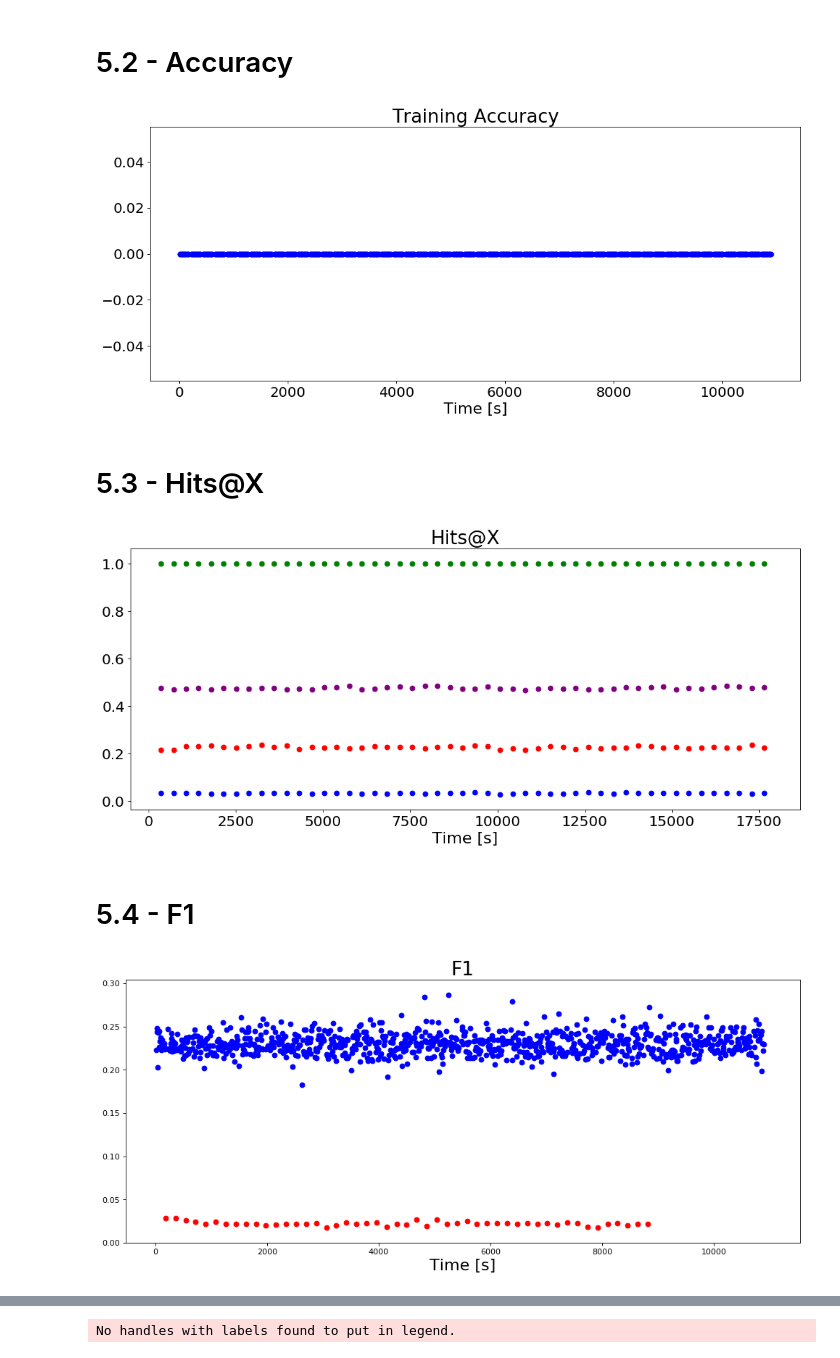
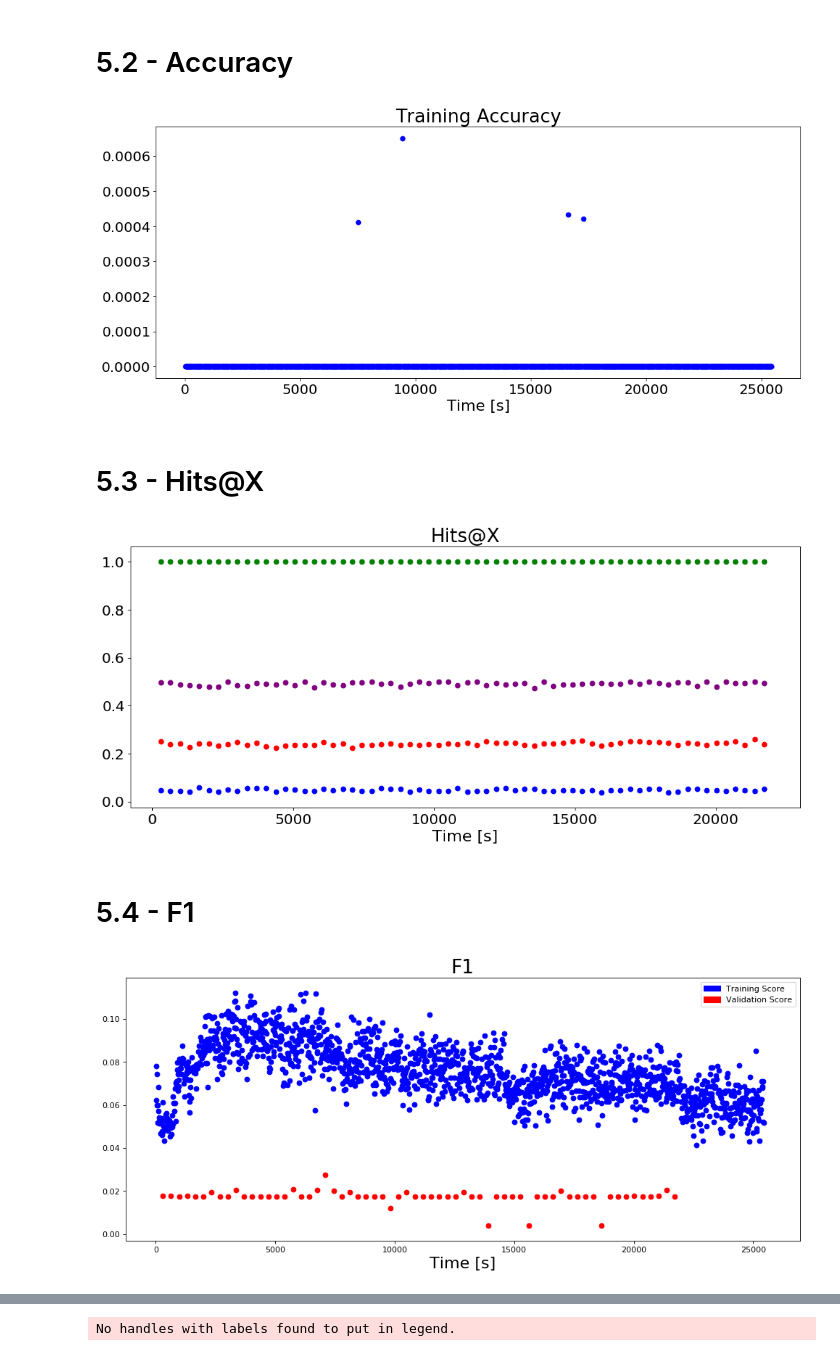
Before and after one commit to Roboy/ParlAI, a Jupyter notebook: roboy_train/AnalysisNotebook.ipynb, the cells around one changed output, grey strips where cells are left out. Saved outputs shown, nothing was run; the diff lists cells and outputs as text; code cells hidden in the pictures.

```diff
--- a/roboy_train/AnalysisNotebook.ipynb
+++ b/roboy_train/AnalysisNotebook.ipynb
@@ -65,7 +47,7 @@ for root, dirs, files in os.walk(session_directory):
 #results = {}
 #loggings =
 
-file = "profilememory.txt"
+file = "log.txt"
 
 with open ((path + folder + "/" + file), 'rt') as in_file:  # Open file lorem.txt for reading of text data.
     log = in_file.read()# Read the entire file into a variable named contents.
@@ -93,7 +75,8 @@ prediction: i __START__ my own business __START__ __START__ __START__ __START__
 # %%
 # reverse engineer logged shell output from string to dictionary
 log_dict = dict()
-time_between_validations = 180
+time_between_validations = 300
+time_for_validations = 40
 
 # needed to extract relevant entreis form string
 def find_between( s, first, last ):
@@ -171,7 +154,7 @@ with open ((path + folder + "/" + file), 'rt') as fp:
                                   'train_loss': None, 'val_loss': val_loss, \
                                   'hits@1': hits1, 'hits@5': hits5, 'hits@10': hits10, 'hits@100': hits100, \
                                   'val_ppl': val_ppl}
-            val_time += time_between_validations
+            val_time += time_between_validations+time_for_validations
             dict_cnt += 1
         elif (teststring[0:43] == '[ ran out of patience! stopping training. ]') == True:
             print('Training complete!')
@@ -253,7 +235,7 @@ plt.gcf().set_size_inches(15, 6)
 plot.tick_params(axis='both', which='major', labelsize=fs_tick_labels)
 plt.show()
 # %% [output]
-[figure, old version]
+[figure, new version]
 # %% [markdown]
 # 5.3 - Hits@X
 # %%
@@ -284,37 +266,40 @@ plt.gcf().set_size_inches(15, 6)
 plot.tick_params(axis='both', which='major', labelsize=fs_tick_labels)
 plt.show()
 # %% [output]
-[figure, old version]
+[figure, new version]
 # %% [markdown]
 # 5.4 - F1
 # %%
 # Plot F1 score
 
 fig_f1hits=plt.figure(dpi= 80, facecolor='w', edgecolor='k')
 plot = fig_trhits.add_subplot(111)
 
 #plot = plt.subplot(2, 1, 1)
 plt.title('F1', fontsize=fs_title)
 
 for i in range(1,len(log_dict)):
     time = log_dict[i]['time']
     try:
         train_f1 = log_dict[i]['train_f1']
         plt.scatter(time, train_f1, marker = 'o', color = 'blue')
     except:
         pass
     try:
         val_f1 = log_dict[i]['val_f1']
         plt.scatter(time, val_f1, marker = 'o', color = 'red')
     except:
         pass
 
 plt.xlabel('Time [s]', fontsize = fs_ax_labels)
 plt.gcf().set_size_inches(15, 6)
 plot.tick_params(axis='both', which='major', labelsize=fs_tick_labels)
+blue_patch = mpatches.Patch(color='blue', label='Training Score')
+red_patch = mpatches.Patch(color='red', label='Validation Score')
+plt.legend(handles=[blue_patch, red_patch])
 plt.show()
 # %% [output]
-[figure, old version]
+[figure, new version]
 # %%
 # Plot valdiation accuracy
 
```
Also changed, not shown: parts of 6 cells of this notebook.
